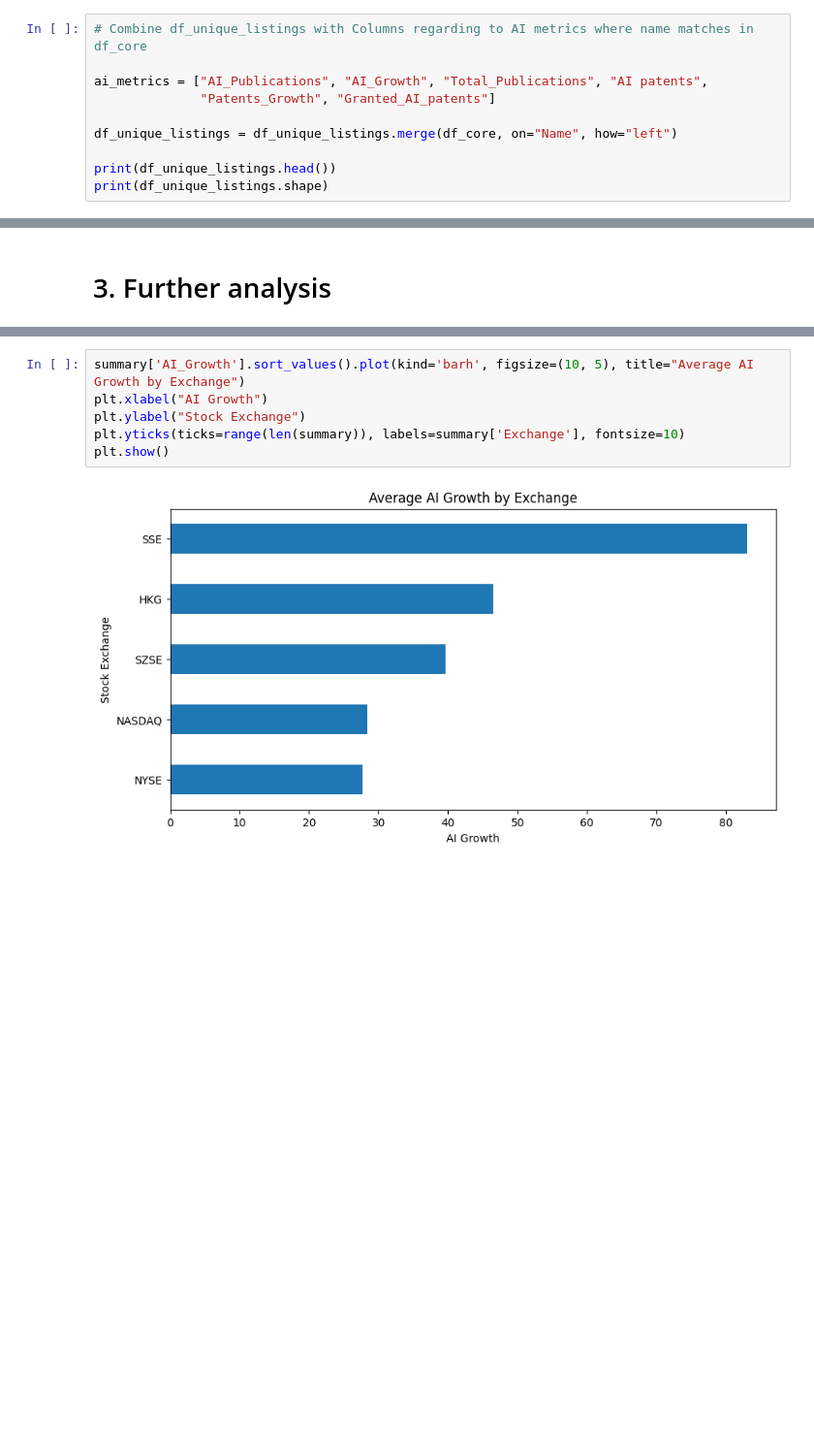
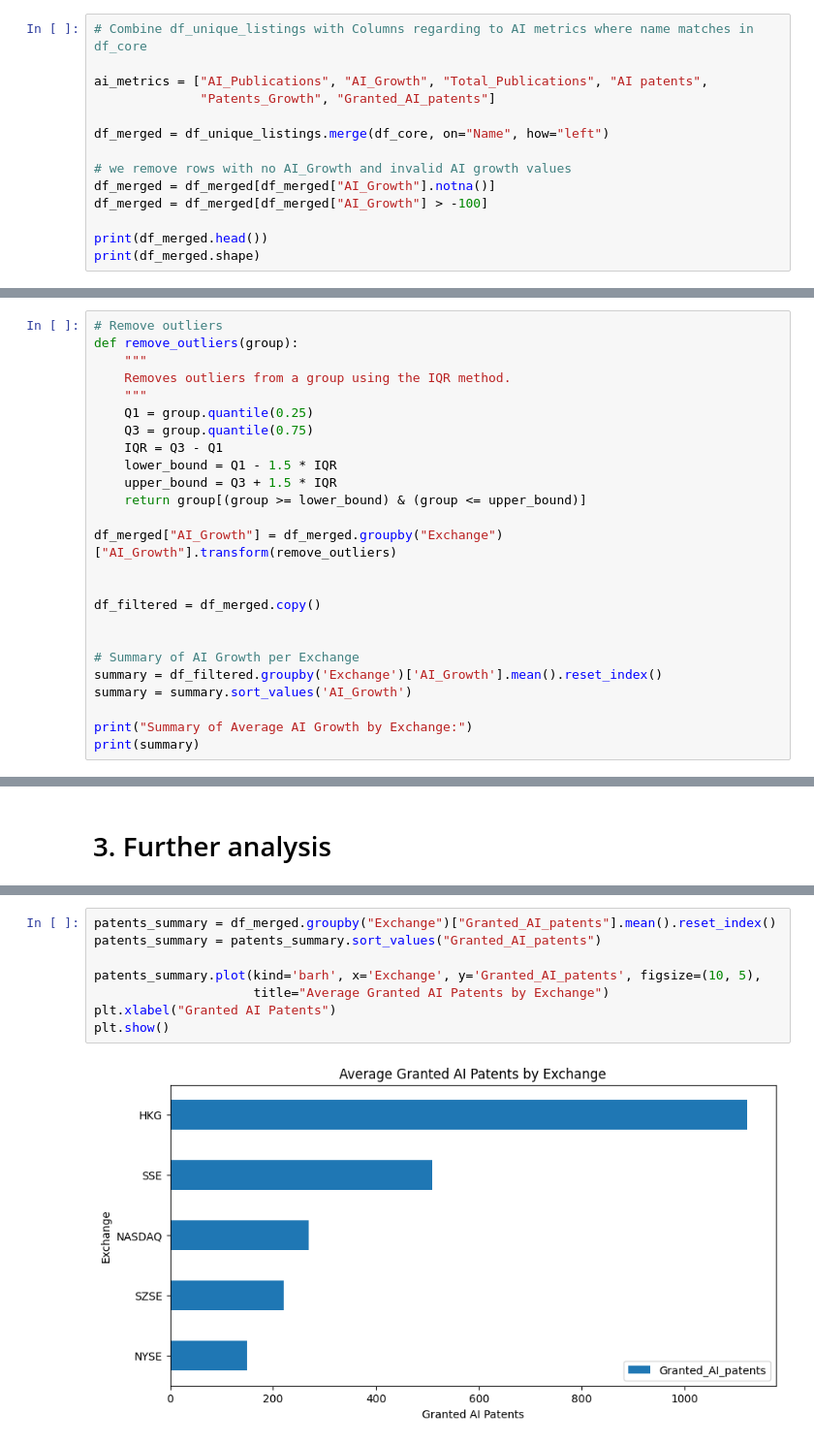
Before and after one commit to RandallCher/Business-AI-Decision-Making, a Jupyter notebook: Main.ipynb, the cells around one changed output, grey strips where cells are left out. Shown at 97% size. Saved outputs shown, nothing was run; the diff lists cells and outputs as text; blank space fills up the shorter version.

```diff
--- a/Main.ipynb
+++ b/Main.ipynb
@@ -98,8 +92,12 @@ Name: count, dtype: int64
 ai_metrics = ["AI_Publications", "AI_Growth", "Total_Publications", "AI patents",
               "Patents_Growth", "Granted_AI_patents"]
 
-df_unique_listings = df_unique_listings.merge(df_core, on="Name", how="left")
+df_merged = df_unique_listings.merge(df_core, on="Name", how="left")
 
-print(df_unique_listings.head())
-print(df_unique_listings.shape)
+# we remove rows with no AI_Growth and invalid AI growth values
+df_merged = df_merged[df_merged["AI_Growth"].notna()]
+df_merged = df_merged[df_merged["AI_Growth"] > -100]
+
+print(df_merged.head())
+print(df_merged.shape)
 # %% [output]
@@ -134,0 +121,25 @@ print(summary)
+# %%
+# Remove outliers
+def remove_outliers(group):
+    """
+    Removes outliers from a group using the IQR method.
+    """
+    Q1 = group.quantile(0.25)
+    Q3 = group.quantile(0.75)
+    IQR = Q3 - Q1
+    lower_bound = Q1 - 1.5 * IQR
+    upper_bound = Q3 + 1.5 * IQR
+    return group[(group >= lower_bound) & (group <= upper_bound)]
+
+df_merged["AI_Growth"] = df_merged.groupby("Exchange")["AI_Growth"].transform(remove_outliers)
+
+
+df_filtered = df_merged.copy()
+
+
+# Summary of AI Growth per Exchange
+summary = df_filtered.groupby('Exchange')['AI_Growth'].mean().reset_index()
+summary = summary.sort_values('AI_Growth')
+
+print("Summary of Average AI Growth by Exchange:")
+print(summary)
@@ -217,8 +192,10 @@ Summary of Average AI Growth by Exchange:
 # %%
-summary['AI_Growth'].sort_values().plot(kind='barh', figsize=(10, 5), title="Average AI Growth by Exchange")
-plt.xlabel("AI Growth")
-plt.ylabel("Stock Exchange")
-plt.yticks(ticks=range(len(summary)), labels=summary['Exchange'], fontsize=10)
+patents_summary = df_merged.groupby("Exchange")["Granted_AI_patents"].mean().reset_index()
+patents_summary = patents_summary.sort_values("Granted_AI_patents")
+
+patents_summary.plot(kind='barh', x='Exchange', y='Granted_AI_patents', figsize=(10, 5),
+                     title="Average Granted AI Patents by Exchange")
+plt.xlabel("Granted AI Patents")
 plt.show()
 # %% [output]
-[figure, old version]
+[figure, new version]
```
Also changed, not shown: parts of 17 cells of this notebook, 1 other file.
